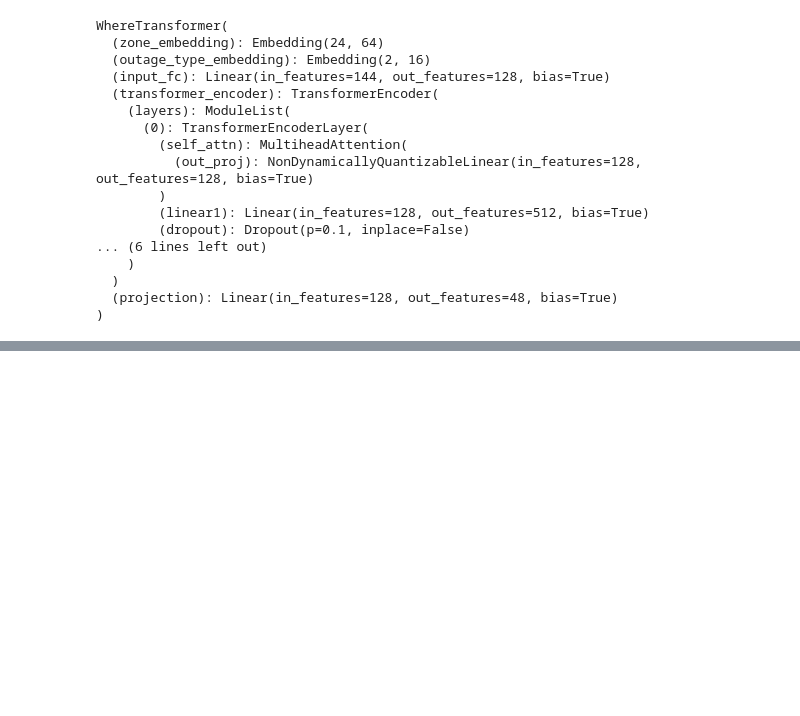
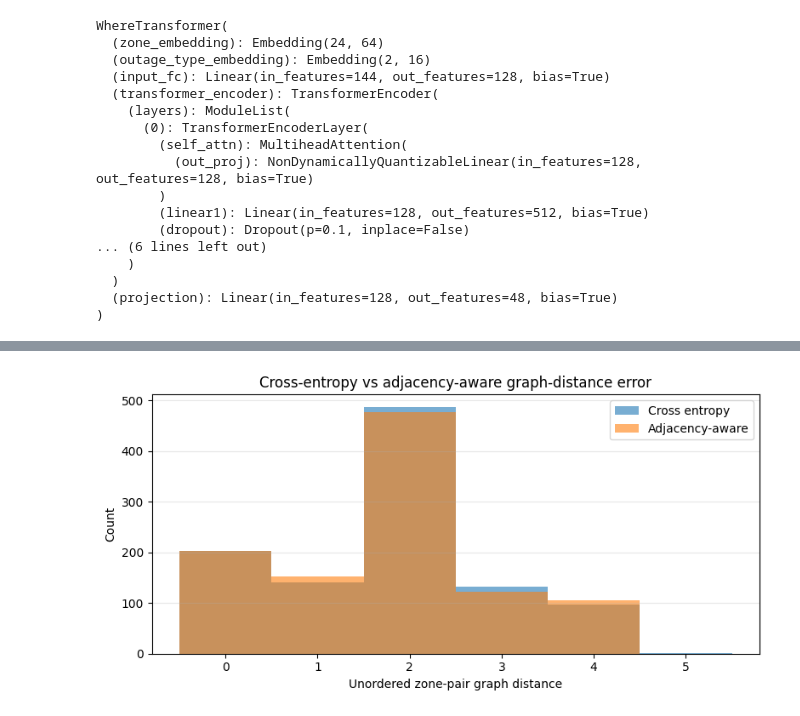
Before and after one commit to mohamad-hasan-sohan-ajini/predictive-maintenance, a Jupyter notebook: src/predictive_maintenance_xgboost_where.ipynb, the cells around one changed output, grey strips where cells are left out. Drawn from its saved outputs; the diff is of its cells as text; code cells hidden in the pictures; blank space fills up the shorter version.

Commit message:
Train weighted distance model

```diff
--- a/src/predictive_maintenance_xgboost_where.ipynb
+++ b/src/predictive_maintenance_xgboost_where.ipynb
@@ -666,0 +898,83 @@ Distance reduction versus random zone-pair baseline: 23.9%
+# %%
+baseline_prediction_df = collect_where_predictions(
+    where_transformer,
+    test_where_dataset,
+    DEVICE,
+)
+adjacency_prediction_df = collect_where_predictions(
+    adjacency_where_transformer,
+    test_where_dataset,
+    DEVICE,
+)
+
+baseline_pair_distances = np.asarray(
+    [
+        unordered_pair_graph_distance(
+            (row.true_from_zone, row.true_to_zone),
+            (row.pred_from_zone, row.pred_to_zone),
+            zone_distance_lookup,
+        )
+        for row in baseline_prediction_df.itertuples(index=False)
+    ],
+    dtype=float,
+)
+adjacency_pair_distances = np.asarray(
+    [
+        unordered_pair_graph_distance(
+            (row.true_from_zone, row.true_to_zone),
+            (row.pred_from_zone, row.pred_to_zone),
+            zone_distance_lookup,
+        )
+        for row in adjacency_prediction_df.itertuples(index=False)
+    ],
+    dtype=float,
+)
+
+baseline_summary = summarize_pair_distances(baseline_pair_distances)
+baseline_summary["exact_pair_accuracy"] = baseline_prediction_df[
+    "exact_pair_match"
+].mean()
+
+adjacency_summary = summarize_pair_distances(adjacency_pair_distances)
+adjacency_summary["exact_pair_accuracy"] = adjacency_prediction_df[
+    "exact_pair_match"
+].mean()
+adjacency_summary["mean_distance_reduction_vs_cross_entropy"] = 1 - (
+    adjacency_summary["mean_distance"] / baseline_summary["mean_distance"]
+)
+
+adjacency_comparison_df = pd.DataFrame(
+    [
+        {"model": "Cross entropy", **baseline_summary},
+        {"model": "Adjacency-aware", **adjacency_summary},
+    ]
+)
+
+display(adjacency_comparison_df.round(3))
+print(
+    "Adjacency-aware mean unordered pair distance reduction vs cross entropy: "
+    f"{adjacency_summary['mean_distance_reduction_vs_cross_entropy']:.1%}"
+)
+
+bins = np.arange(-0.5, zone_graph_diameter + 1.5, 1)
+fig, ax = plt.subplots(figsize=(8, 4))
+ax.hist(
+    baseline_pair_distances[np.isfinite(baseline_pair_distances)],
+    bins=bins,
+    alpha=0.6,
+    label="Cross entropy",
+)
+ax.hist(
+    adjacency_pair_distances[np.isfinite(adjacency_pair_distances)],
+    bins=bins,
+    alpha=0.6,
+    label="Adjacency-aware",
+)
+ax.set_xlabel("Unordered zone-pair graph distance")
+ax.set_ylabel("Count")
+ax.set_title("Cross-entropy vs adjacency-aware graph-distance error")
+ax.legend()
+ax.grid(axis="y", alpha=0.3)
+plt.tight_layout()
+plt.show()
+# %% [output]
@@ -666,0 +985 @@ Distance reduction versus random zone-pair baseline: 23.9%
+[figure, added]
```
Also changed, not shown: parts of 7 cells of this notebook.
